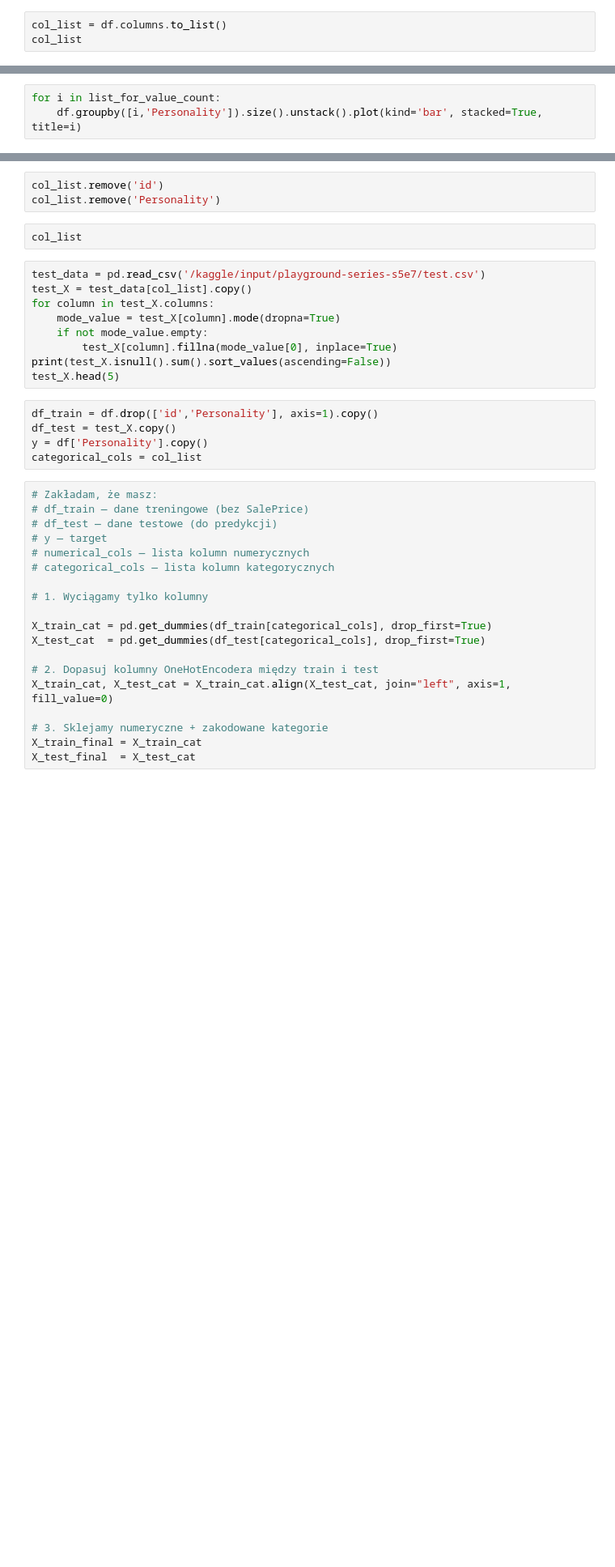
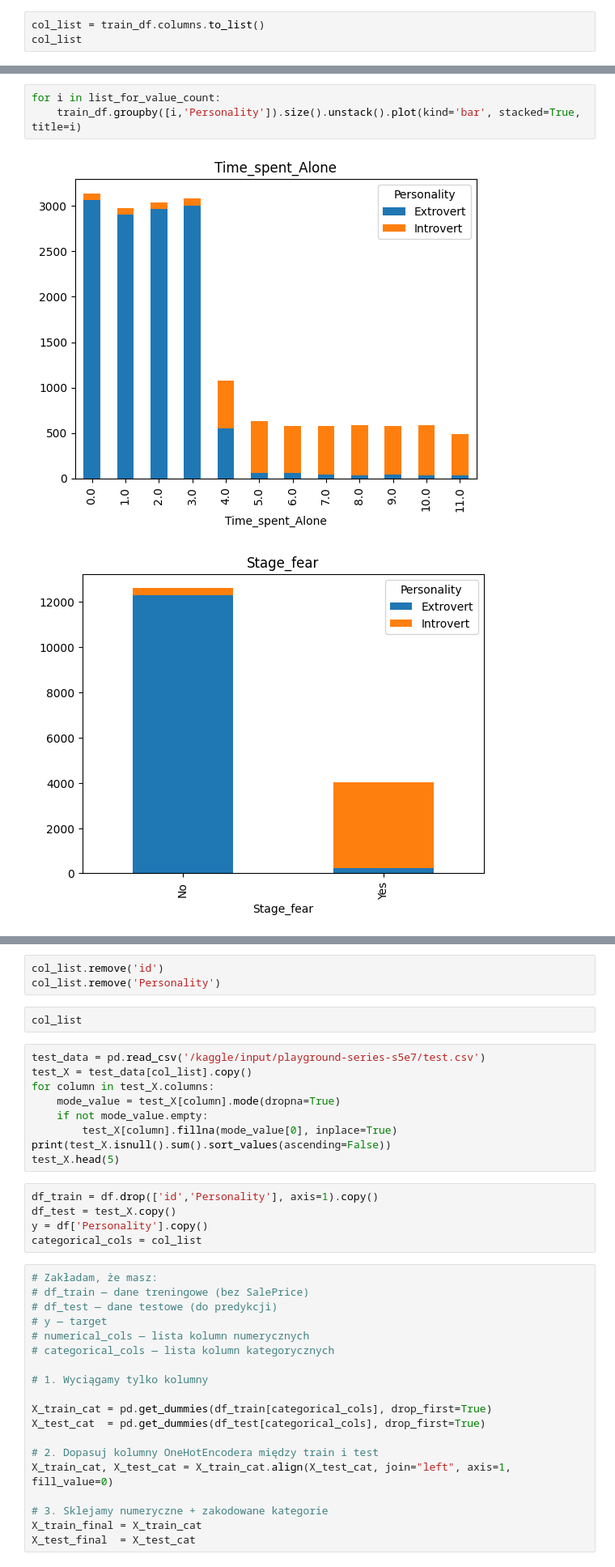
Before and after one commit to PiotrPieciak/LEARN_06_KAGGLE_Predict_Introverts, a Jupyter notebook: notebooks/01_Introverts_and_extroverts_EDA.ipynb, the cells around one changed output, grey strips where cells are left out. Shown: that part at 81% size. Saved outputs shown, nothing was run; the diff lists cells and outputs as text; blank space fills up the shorter version.

```diff
--- a/notebooks/01_Introverts_and_extroverts_EDA.ipynb
+++ b/notebooks/01_Introverts_and_extroverts_EDA.ipynb
@@ -29,3 +95,3 @@ df.nunique()
 # %%
-col_list = df.columns.to_list()
+col_list = train_df.columns.to_list()
 col_list
@@ -48,3 +192,6 @@ df.groupby('Time_spent_Alone')['Personality'].value_counts(normalize=True).unsta
 # %%
 for i in list_for_value_count:
-    df.groupby([i,'Personality']).size().unstack().plot(kind='bar', stacked=True, title=i)
+    train_df.groupby([i,'Personality']).size().unstack().plot(kind='bar', stacked=True, title=i)
+# %% [output]
+[figure, added]
+[figure, added]
```
Also changed, not shown: parts of 25 cells of this notebook.
